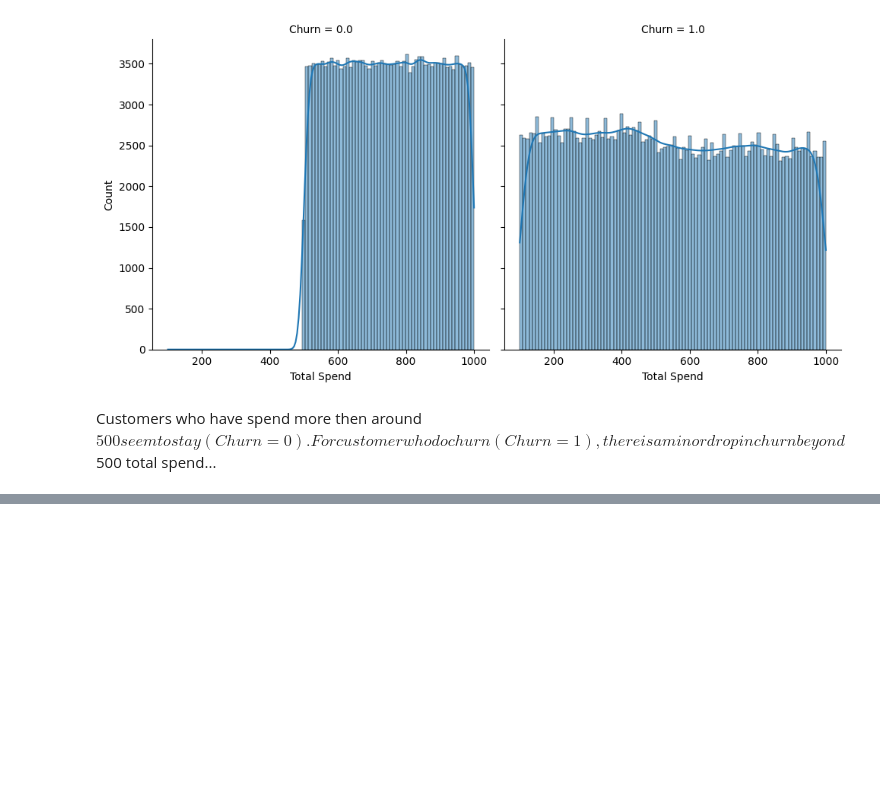
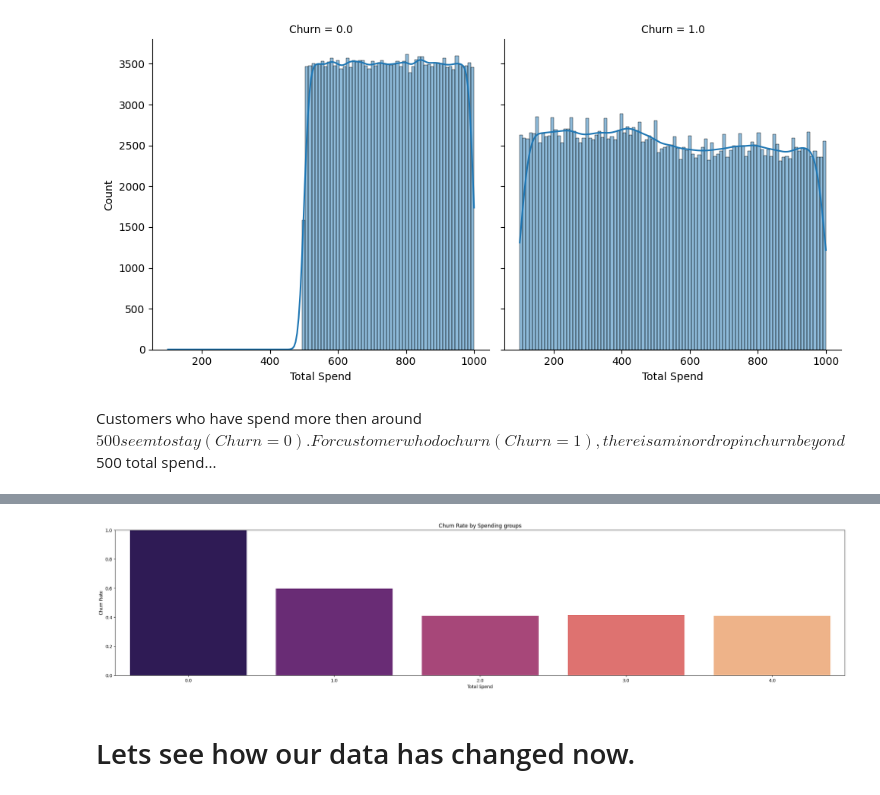
Before and after one commit to SyedMuhammadAunAbbas/Customer_Churn_Project, a Jupyter notebook: Root.ipynb, the cells around one changed output, grey strips where cells are left out. Drawn from its saved outputs; the diff is of its cells as text; code cells hidden in the pictures; blank space fills up the shorter version.

```diff
--- a/Root.ipynb
+++ b/Root.ipynb
@@ -560,0 +604,3 @@ For customer who do churn (Churn=1), there is a minor drop in churn beyond $500
+# %%
+spend_cut=df.groupby(['Total Spend'], as_index= False)['Churn'].mean()
+spend_cut
@@ -560,0 +614,11 @@ For customer who do churn (Churn=1), there is a minor drop in churn beyond $500
+# %%
+plt.figure(figsize=(30, 6))
+sns.barplot(x='Total Spend', y='Churn', data= spend_cut, palette='magma')
+plt.title('Churn Rate by Spending groups')
+plt.ylabel('Churn Rate')
+plt.ylim(0, 1)
+plt.show()
+# %% [output]
+[figure, added]
+# %% [markdown]
+# Lets see how our data has changed now.
```
Also changed, not shown: parts of 17 cells of this notebook.
